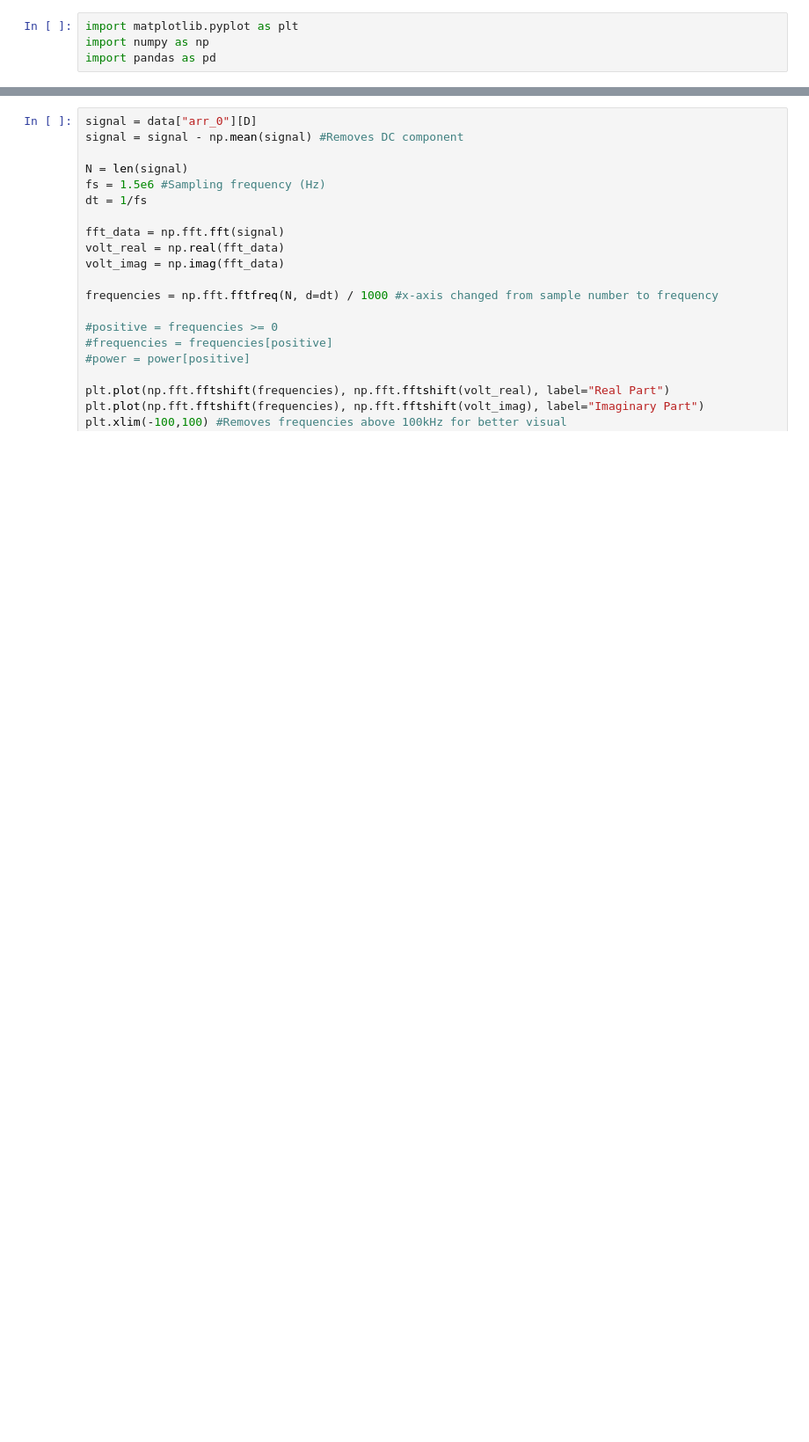
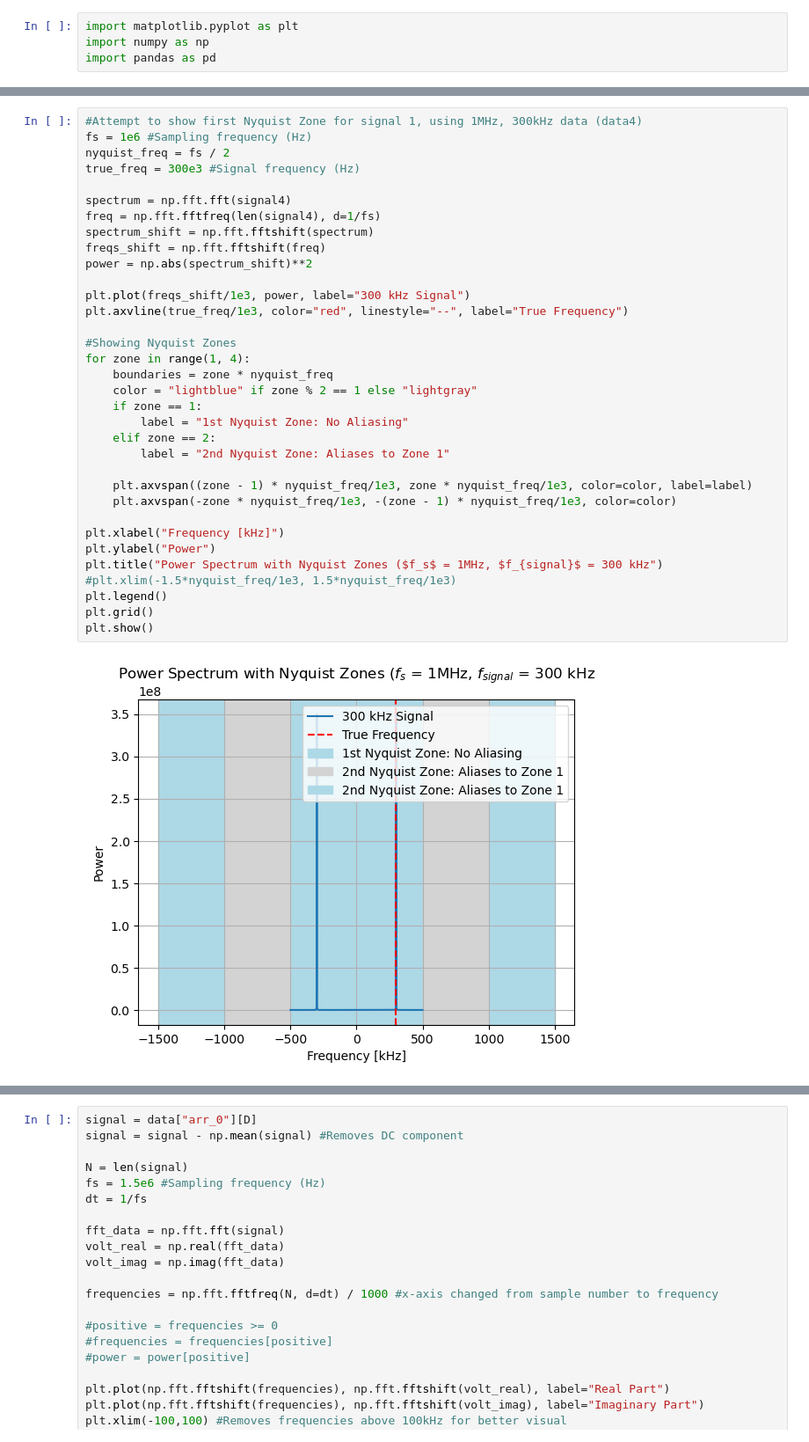
Before and after one commit to averybooks/radiolab2026-Cal, a Jupyter notebook: LAB1_Code.ipynb, the cells around one changed output, grey strips where cells are left out. Shown at 88% size. Cells and saved outputs as stored; diff of their text form; blank space fills up the shorter version.

```diff
--- a/LAB1_Code.ipynb
+++ b/LAB1_Code.ipynb
@@ -13,0 +62,36 @@ plt.plot(range(len(data["arr_0"][D])), data["arr_0"][D])
+# %%
+#Attempt to show first Nyquist Zone for signal 1, using 1MHz, 300kHz data (data4)
+fs = 1e6 #Sampling frequency (Hz)
+nyquist_freq = fs / 2
+true_freq = 300e3 #Signal frequency (Hz)
+
+spectrum = np.fft.fft(signal4)
+freq = np.fft.fftfreq(len(signal4), d=1/fs)
+spectrum_shift = np.fft.fftshift(spectrum)
+freqs_shift = np.fft.fftshift(freq)
+power = np.abs(spectrum_shift)**2
+
+plt.plot(freqs_shift/1e3, power, label="300 kHz Signal")
+plt.axvline(true_freq/1e3, color="red", linestyle="--", label="True Frequency")
+
+#Showing Nyquist Zones
+for zone in range(1, 4):
+    boundaries = zone * nyquist_freq
+    color = "lightblue" if zone % 2 == 1 else "lightgray"
+    if zone == 1:
+        label = "1st Nyquist Zone: No Aliasing"
+    elif zone == 2:
+        label = "2nd Nyquist Zone: Aliases to Zone 1"
+
+    plt.axvspan((zone - 1) * nyquist_freq/1e3, zone * nyquist_freq/1e3, color=color, label=label)
+    plt.axvspan(-zone * nyquist_freq/1e3, -(zone - 1) * nyquist_freq/1e3, color=color)
+
+plt.xlabel("Frequency [kHz]")
+plt.ylabel("Power")
+plt.title("Power Spectrum with Nyquist Zones ($f_s$ = 1MHz, $f_{signal}$ = 300 kHz")
+#plt.xlim(-1.5*nyquist_freq/1e3, 1.5*nyquist_freq/1e3)
+plt.legend()
+plt.grid()
+plt.show()
+# %% [output]
+[figure, added]
```
Also changed, not shown: parts of 6 cells of this notebook.
